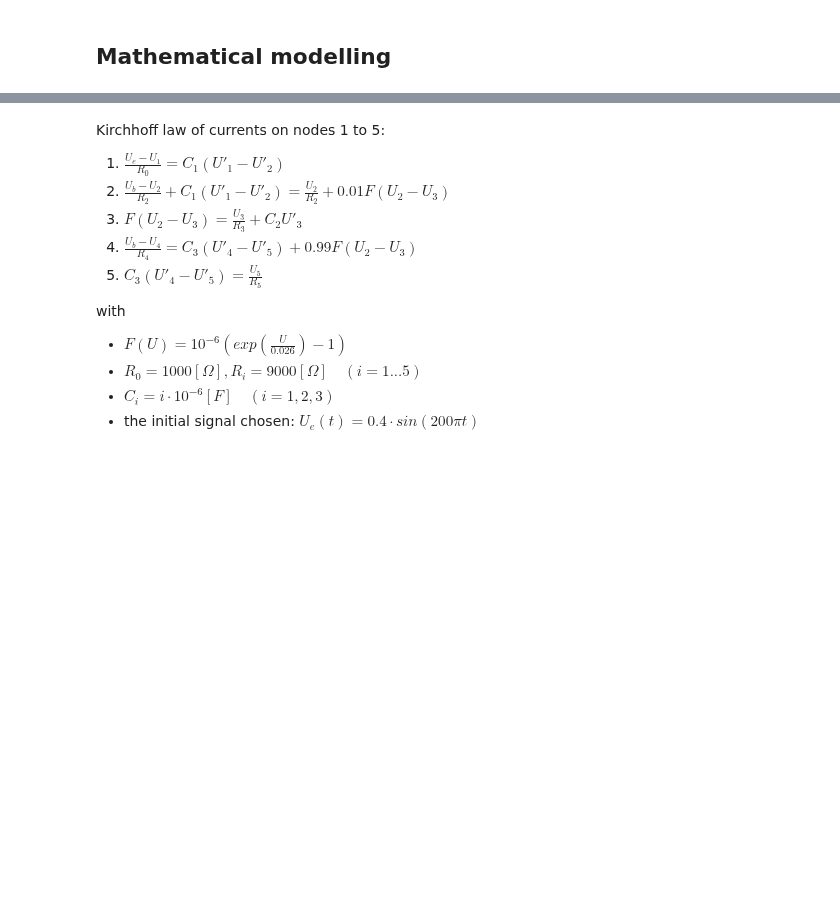
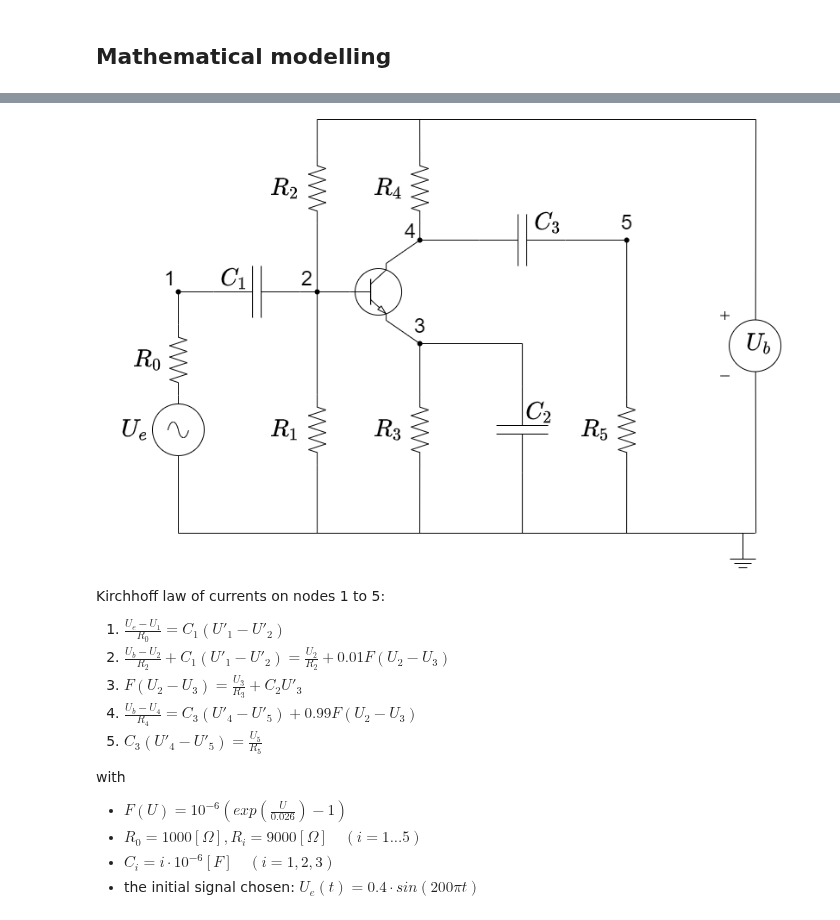
Before and after one commit to ocheffert/Notebooks---Master-thesis, a Jupyter notebook: transistor.ipynb, the cells around one changed output, grey strips where cells are left out. Saved outputs shown, nothing was run; the diff lists cells and outputs as text; code cells hidden in the pictures; blank space fills up the shorter version.

```diff
--- a/transistor.ipynb
+++ b/transistor.ipynb
@@ -7,3 +5,8 @@
+# %%
+from IPython.display import Image
+Image(filename="img/circuit_transistor.png")
+# %% [output]
+[figure, added]
 # %% [markdown]
 Kirchhoff law of currents on nodes 1 to 5:
 1. $\frac{U_e-U_1}{R_0} = C_1 (U'_1-U'_2)$
```
Also changed, not shown: parts of 1 cell of this notebook, 2 other files.
